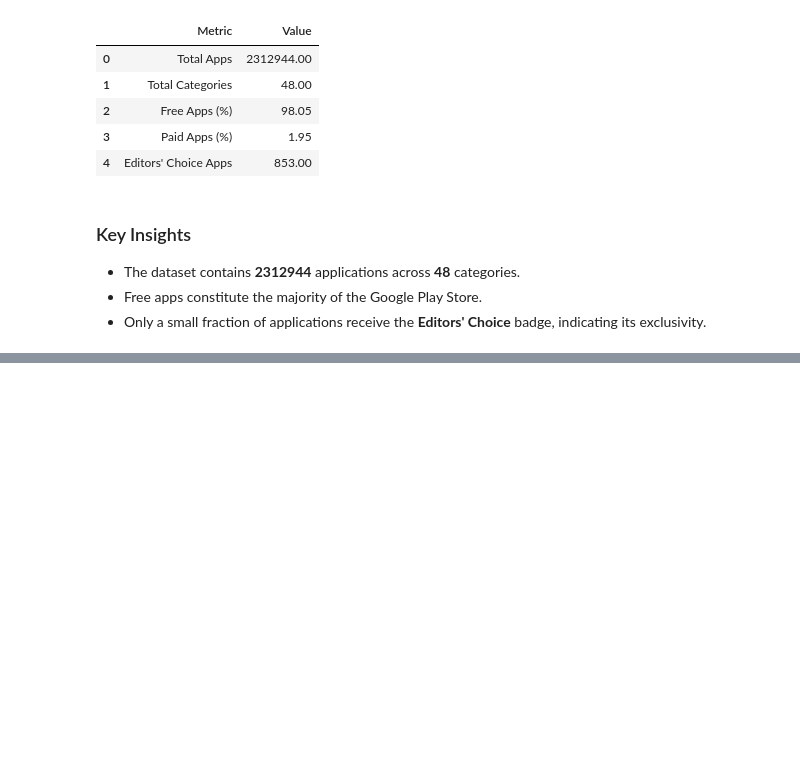
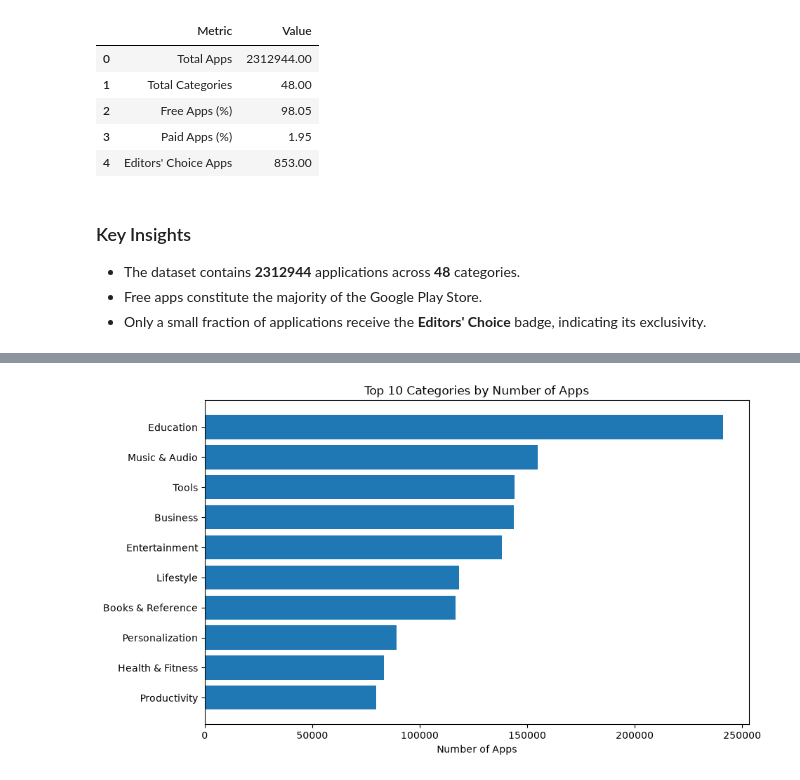
Before and after one commit to ShrutiTss/google-play-store-business-analytics, a Jupyter notebook: notebooks/04_exploratory_data_analysis.ipynb, the cells around one changed output, grey strips where cells are left out. Saved outputs shown, nothing was run; the diff lists cells and outputs as text; code cells hidden in the pictures; blank space fills up the shorter version.

Commit message:
Analyze app distribution across categories

```diff
--- a/notebooks/04_exploratory_data_analysis.ipynb
+++ b/notebooks/04_exploratory_data_analysis.ipynb
@@ -100,0 +109,10 @@ summary
+# %%
+category_count = (
+    df["Category"]
+    .value_counts()
+    .reset_index()
+)
+
+category_count.columns = ["Category", "Number of Apps"]
+
+category_count.head(10)
@@ -100,0 +131,16 @@ summary
+# %%
+top10 = category_count.head(10)
+
+plt.figure(figsize=(10,6))
+
+plt.barh(top10["Category"], top10["Number of Apps"])
+
+plt.title("Top 10 Categories by Number of Apps")
+
+plt.xlabel("Number of Apps")
+
+plt.gca().invert_yaxis()
+
+plt.show()
+# %% [output]
+[figure, added]
```
Also changed, not shown: parts of 5 cells of this notebook.
